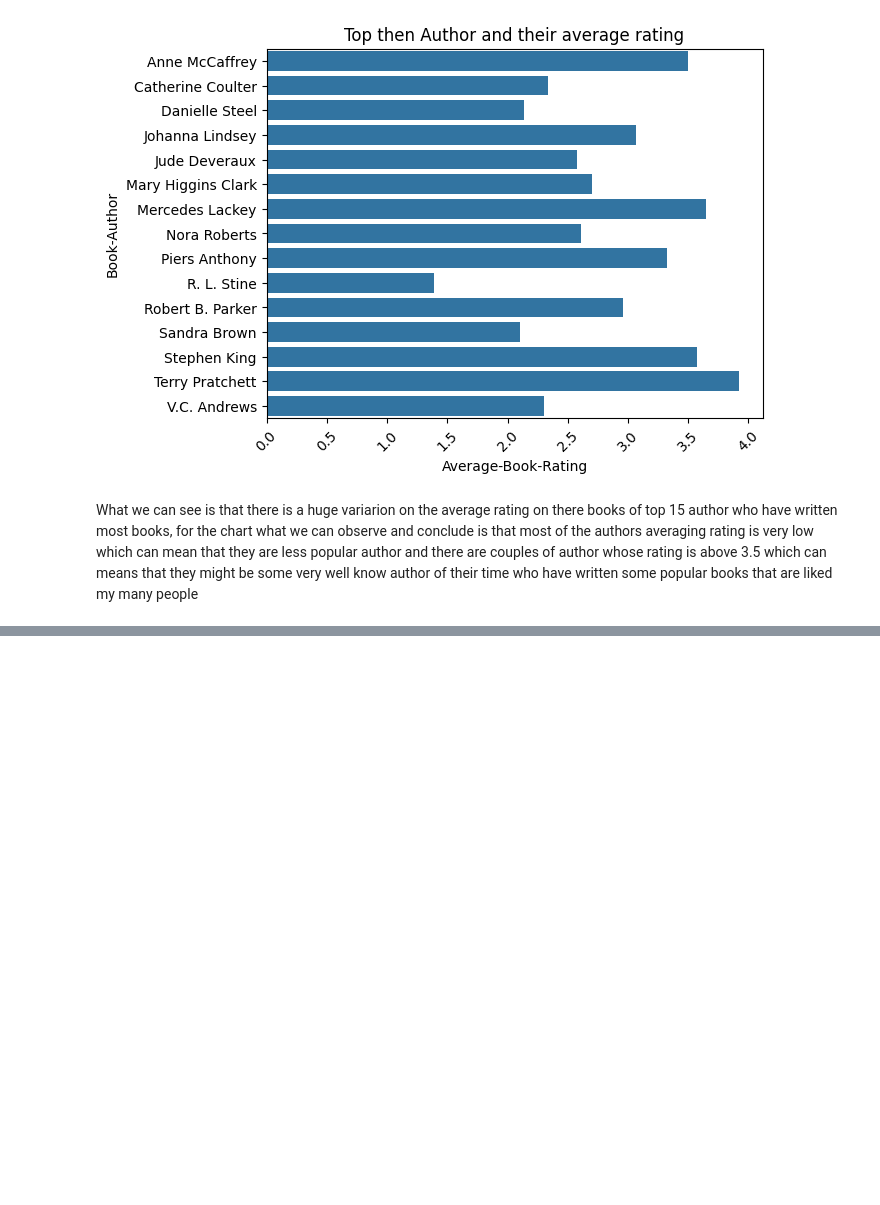
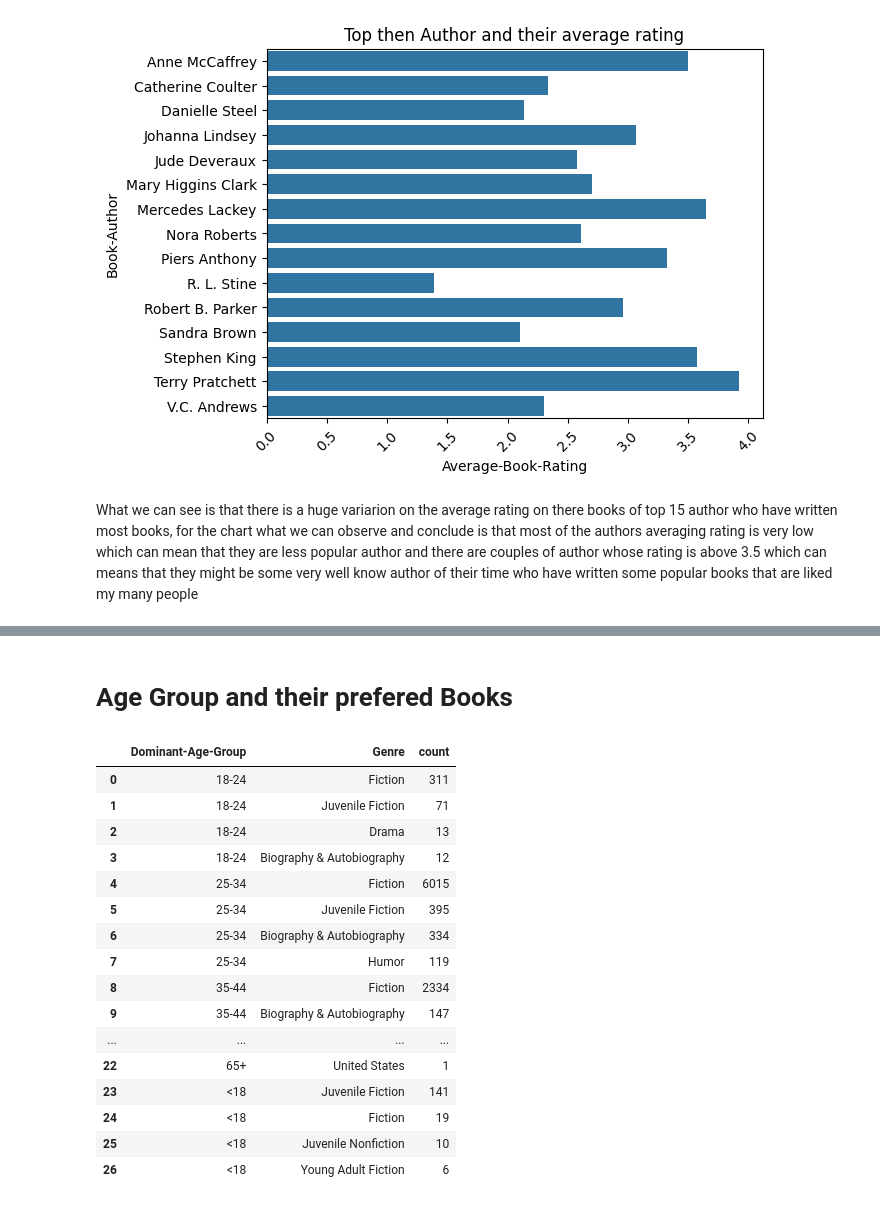
Before and after one commit to salina-nakarmi/Recommendo, a Jupyter notebook: EDA.ipynb, the cells around one changed output, grey strips where cells are left out. Saved outputs shown, nothing was run; the diff lists cells and outputs as text; code cells hidden in the pictures; blank space fills up the shorter version.

```diff
--- a/EDA.ipynb
+++ b/EDA.ipynb
@@ -668,0 +692,24 @@ What we can see is that there is a huge variarion on the average rating on there
+# %% [markdown]
+# **Age Group and their prefered Books**
+# %%
+result_age_group= df.groupby("Dominant-Age-Group")["Genre"].value_counts().groupby(level=0).head(4).reset_index(name="count")
+# %%
+result_age_group
+# %% [output]
+|  | Dominant-Age-Group | Genre | count |
+| 0 | 18-24 | Fiction | 311 |
+| 1 | 18-24 | Juvenile Fiction | 71 |
+| 2 | 18-24 | Drama | 13 |
+| 3 | 18-24 | Biography & Autobiography | 12 |
+| 4 | 25-34 | Fiction | 6015 |
+| 5 | 25-34 | Juvenile Fiction | 395 |
+| 6 | 25-34 | Biography & Autobiography | 334 |
+| 7 | 25-34 | Humor | 119 |
+| 8 | 35-44 | Fiction | 2334 |
+| 9 | 35-44 | Biography & Autobiography | 147 |
+| ... | ... | ... | ... |
+| 22 | 65+ | United States | 1 |
+| 23 | <18 | Juvenile Fiction | 141 |
+| 24 | <18 | Fiction | 19 |
+| 25 | <18 | Juvenile Nonfiction | 10 |
+| 26 | <18 | Young Adult Fiction | 6 |
```
Also changed, not shown: parts of 10 cells of this notebook.
